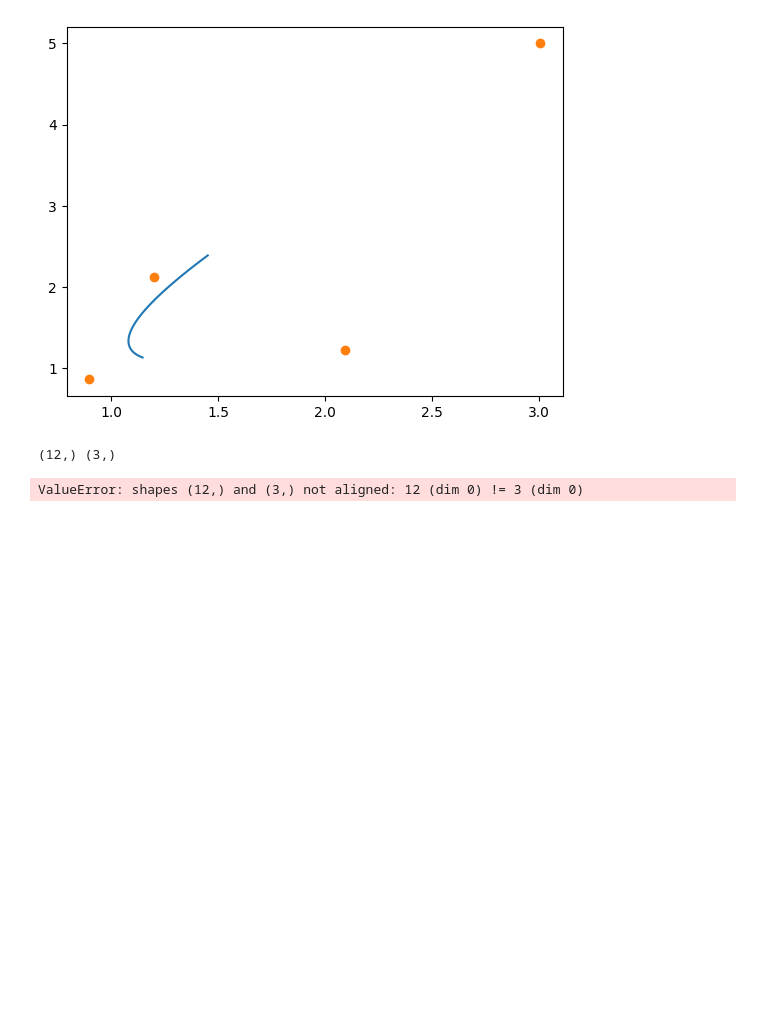
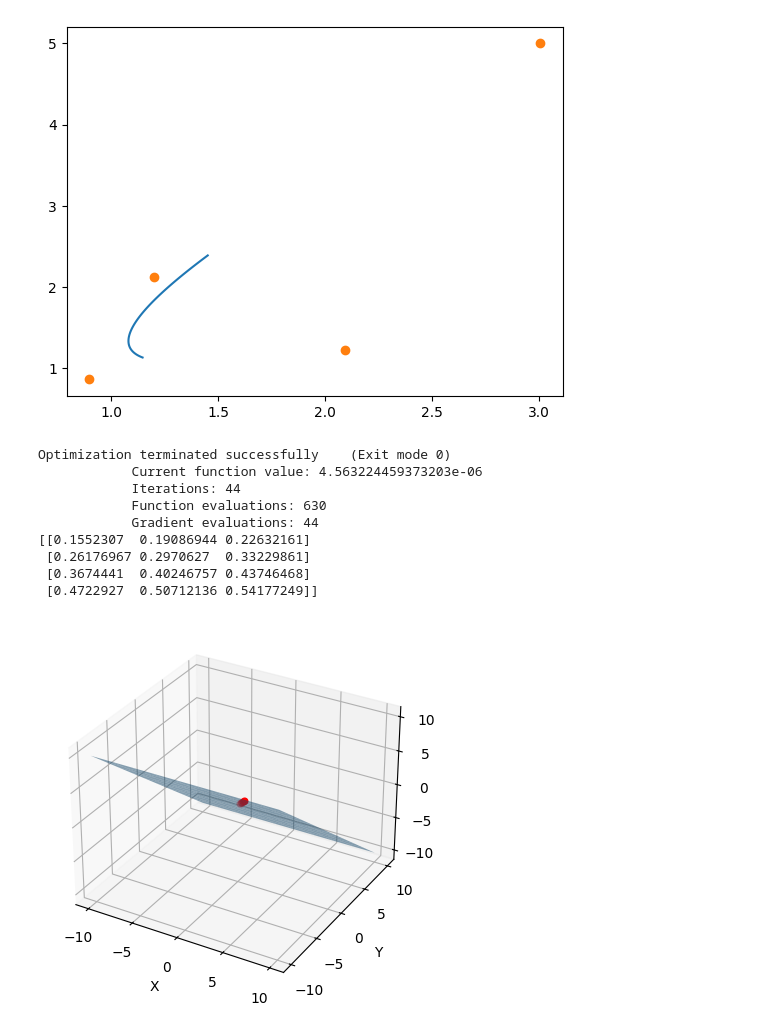
Before and after one commit to enac-drones/flighthouse, a Jupyter notebook: flighthouse/splines/convex_mader.ipynb, the cells around one changed output. Cells and saved outputs as stored; diff of their text form; code cells hidden in the pictures; blank space fills up the shorter version.

```diff
--- a/flighthouse/splines/convex_mader.ipynb
+++ b/flighthouse/splines/convex_mader.ipynb
@@ -7,6 +7,12 @@ bspline3 = np.array([
     [-3, 0, 3, 0],
     [1, 4, 1, 0]]) / 6
 
+bezier3 = np.array([
+    [-1, 3, -3, 1],
+    [3, -6, 3, 0],
+    [-3, 3, 0, 0],
+    [1, 0, 0, 0]])
+
 jerk_matrix = np.array([[6,0,0,0]])
 
 points = np.array([[0,0],[1,0],[1,1],[0,1]])
@@ -20,7 +26,7 @@ from scipy.optimize import minimize
 
 def calculate_effort(points):
     jerk_matrix = np.array([[6,0,0,0]])
-    jerk = jerk_matrix@bspline3@points
+    jerk = jerk_matrix@bezier3@points
     return np.linalg.norm(jerk)**2
 
 
@@ -93,36 +99,64 @@ def objective(control_points):
     return jerk_magnitude
 
 #define plane characteristics n and d
-n = np.array([0, 0, 1])
+n = np.array([0, 1, 1])
 d = 0
 # Define the constraint function to enforce points lying on one side of the plane
 def plane_constraint(control_points):
     # Assuming control_points is a 2D array with shape (4, 3) representing 4 control points in 3D space
     # Calculate the dot product of each control point with the normal vector and add the distance
-    print(control_points.shape, n.shape)
     distances_to_plane = np.dot(control_points.reshape(-1,3), n) + d
     # Return a 1D array with the constraint equation for each control point
     return distances_to_plane
 
 # Define initial guess for control point positions
 x1, y1, z1 = 0, 0, 0
 x2, y2, z2 = 1, 0, 0
 x3, y3, z3 = 1, 1, 0
 x4, y4, z4 = 0, 1, 0
 # Define initial guess for control point positions as a flattened 1D array
 initial_guess = np.array([x1, y1, z1, x2, y2, z2, x3, y3, z3, x4, y4, z4])
 
 # Define the constraint dictionary for scipy.optimize.minimize
 constraints = [{'type': 'ineq', 'fun': plane_constraint}]
 # Define the options dictionary for scipy.optimize.minimize
 options = {'disp': True}  # Display optimization progress
 
 # Use scipy.optimize.minimize to find the optimal positions of the control points
 result = minimize(objective, initial_guess, constraints=constraints, options=options)
 
 
 # Optimal positions of the control points
 optimal_control_points = result.x.reshape((4, 3))
+print(optimal_control_points)
+import matplotlib.pyplot as plt
+from mpl_toolkits.mplot3d import Axes3D
+
+# Plot the separating plane
+xx, yy = np.meshgrid(np.linspace(-10, 10, 10), np.linspace(-10, 10, 10))
+z = (-n[0] * xx - n[1] * yy - d) * 1. /n[2]
+
+fig = plt.figure()
+ax = fig.add_subplot(111, projection='3d')
+ax.plot_surface(xx, yy, z, alpha=0.5)
+
+# Plot the control points
+control_points = result.x.reshape((4, 3))
+ax.scatter(control_points[:, 0], control_points[:, 1], control_points[:, 2], c='r', marker='o')
+
+ax.set_xlabel('X')
+ax.set_ylabel('Y')
+ax.set_zlabel('Z')
+
+plt.show()
 # %% [output]
-(12,) (3,)
+Optimization terminated successfully    (Exit mode 0)
+            Current function value: 4.563224459373203e-06
+            Iterations: 44
+            Function evaluations: 630
+            Gradient evaluations: 44
+[[0.1552307  0.19086944 0.22632161]
+ [0.26176967 0.2970627  0.33229861]
+ [0.3674441  0.40246757 0.43746468]
+ [0.4722927  0.50712136 0.54177249]]
-ValueError: shapes (12,) and (3,) not aligned: 12 (dim 0) != 3 (dim 0)
+[figure, added]
```
Also changed, not shown: parts of 2 cells of this notebook, 3 other files.
